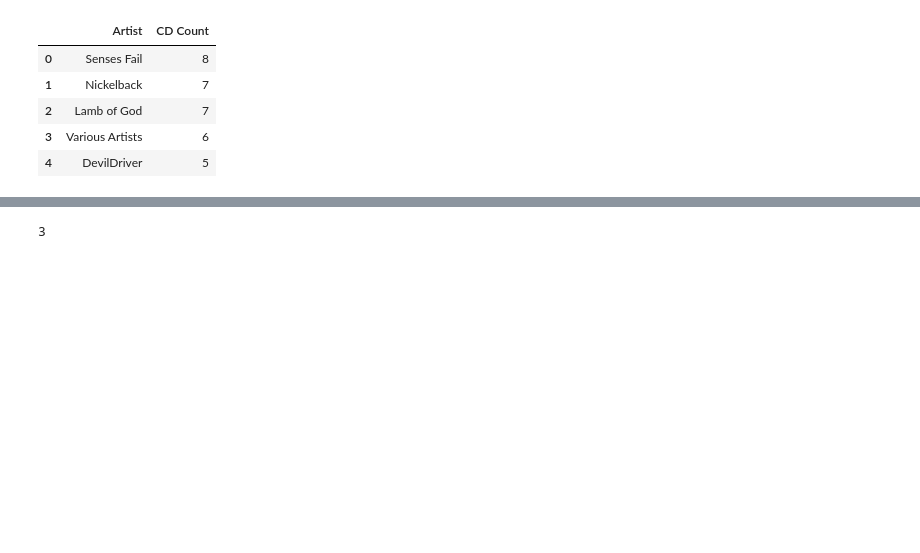
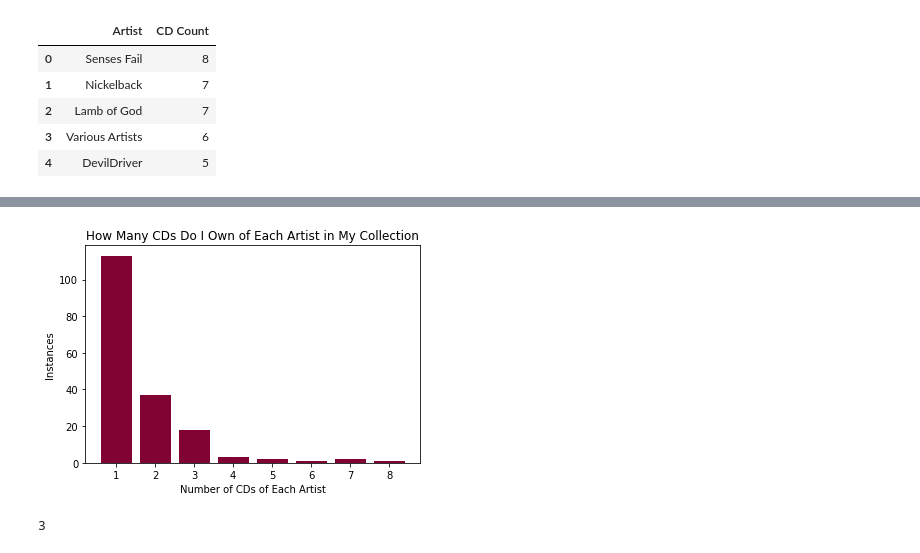
Before and after one commit to mbarger2/weekly_work, a Jupyter notebook: Week 2/CD Collection Stats.ipynb, the cells around one changed output, grey strips where cells are left out. Drawn from its saved outputs; the diff is of its cells as text; code cells hidden in the pictures; blank space fills up the shorter version.

```diff
--- a/Week 2/CD Collection Stats.ipynb
+++ b/Week 2/CD Collection Stats.ipynb
@@ -236,3 +274,11 @@ cts.shape, len(cdct)
+# %%
+plt.bar(cts2df['Instances'],cts2df['CD Count'],color=(0.5,0.01,0.2))
+plt.title('How Many CDs Do I Own of Each Artist in My Collection')
+plt.xlabel('Number of CDs of Each Artist')
+plt.ylabel('Instances')
+plt.show()
+# %% [output]
+[figure, added]
 # %%
 #create dictionary of this to apply to new column
 # %%
```
Also changed, not shown: parts of 10 cells of this notebook.
